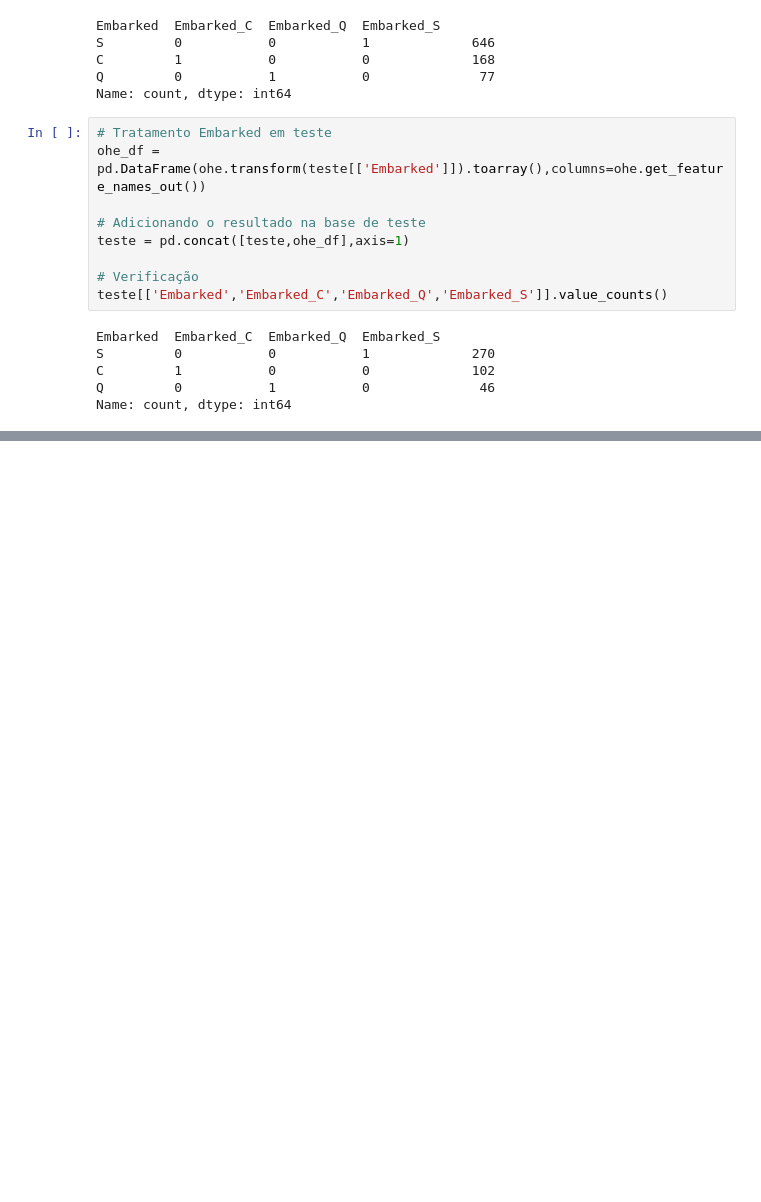
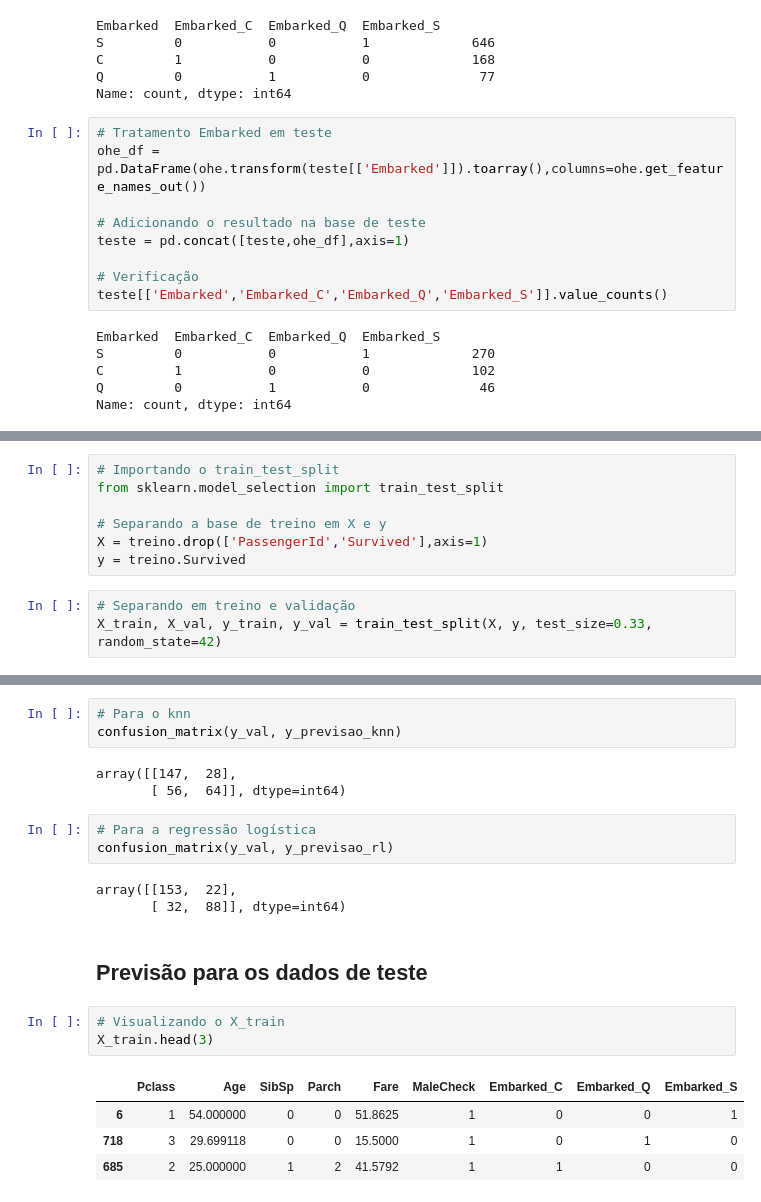
Before and after one commit to gluna777/analise_titanic, a Jupyter notebook: analise_titanic2.ipynb, the cells around one changed output, grey strips where cells are left out. Cells and saved outputs as stored; diff of their text form; blank space fills up the shorter version.

```diff
--- a/analise_titanic2.ipynb
+++ b/analise_titanic2.ipynb
@@ -137,0 +197,10 @@ Name: count, dtype: int64
+# %%
+# Importando o train_test_split
+from sklearn.model_selection import train_test_split
+
+# Separando a base de treino em X e y
+X = treino.drop(['PassengerId','Survived'],axis=1)
+y = treino.Survived
+# %%
+# Separando em treino e validação
+X_train, X_val, y_train, y_val = train_test_split(X, y, test_size=0.33, random_state=42)
@@ -137,0 +330,22 @@ Name: count, dtype: int64
+# %%
+# Para o knn
+confusion_matrix(y_val, y_previsao_knn)
+# %% [output]
+array([[147,  28],
+       [ 56,  64]], dtype=int64)
+# %%
+# Para a regressão logística
+confusion_matrix(y_val, y_previsao_rl)
+# %% [output]
+array([[153,  22],
+       [ 32,  88]], dtype=int64)
+# %% [markdown]
+## Previsão para os dados de teste
+# %%
+# Visualizando o X_train
+X_train.head(3)
+# %% [output]
+|  | Pclass | Age | SibSp | Parch | Fare | MaleCheck | Embarked_C | Embarked_Q | Embarked_S |
+| 6 | 1 | 54.000000 | 0 | 0 | 51.8625 | 1 | 0 | 0 | 1 |
+| 718 | 3 | 29.699118 | 0 | 0 | 15.5000 | 1 | 0 | 1 | 0 |
+| 685 | 2 | 25.000000 | 1 | 2 | 41.5792 | 1 | 1 | 0 | 0 |
```
Also changed, not shown: parts of 30 cells of this notebook.
